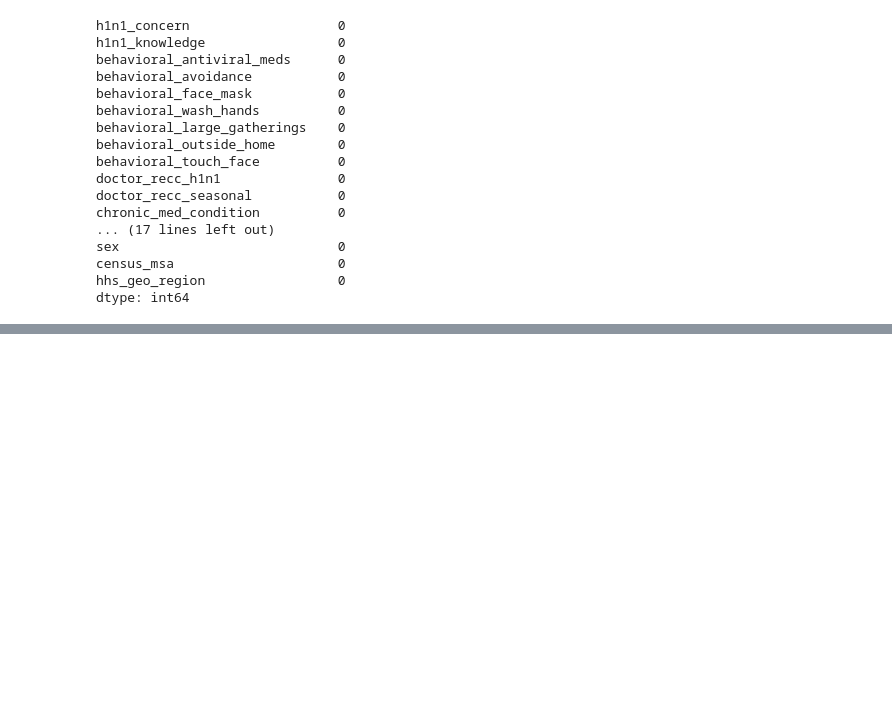
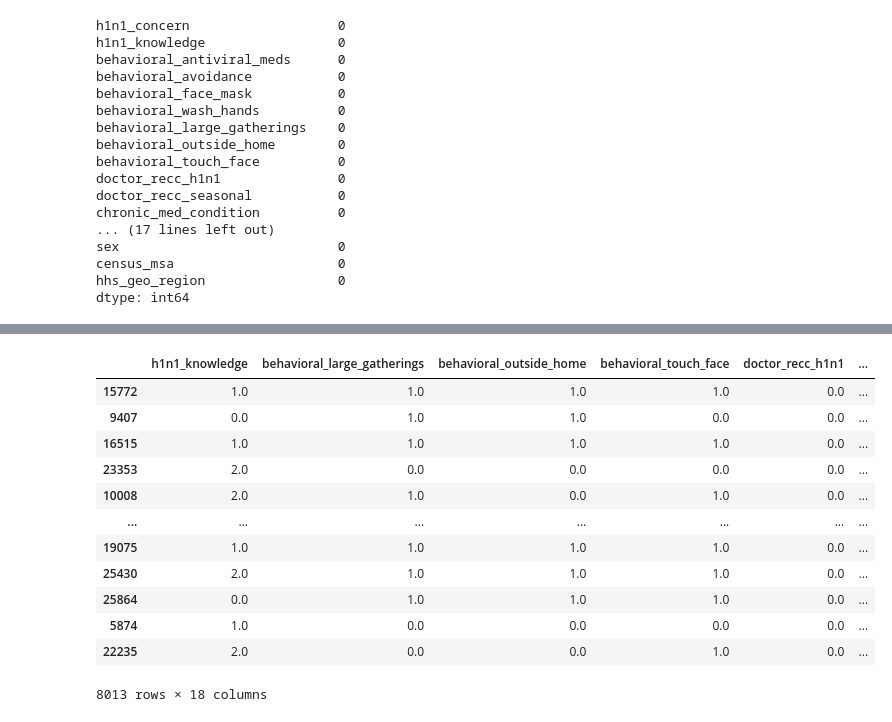
Before and after one commit to MaurineChemutai/Phase_3_Project_H1N1-and-Seasonal-Flu-Vaccines-Classification-Model, a Jupyter notebook: index.ipynb, the cells around one changed output, grey strips where cells are left out. Cells and saved outputs as stored; diff of their text form; code cells hidden in the pictures; blank space fills up the shorter version.

Commit message:
creating new features and handling class imbalance

```diff
--- a/index.ipynb
+++ b/index.ipynb
@@ -528,0 +585,4 @@ dtype: int64
+# %%
+x_test_full["education"]=x_test_full["education"].replace({"12 Years": "Secondary School", "< 12 Years":"Primary School"})
+
+x_test_full["education"].unique()
@@ -528,0 +599,5 @@ dtype: int64
+# %%
+x_test_full["income_poverty"]=x_test_full["income_poverty"].replace(
+    {'> $75,000': "High_income", '<= $75,000, Above Poverty':"Average Income", 'Below Poverty':"Low Income"})
+
+x_test_full["income_poverty"].unique()
@@ -528,0 +674,12 @@ dtype: int64
+# %%
+cols_to_drop = [
+    "behavioral_antiviral_meds",
+    "behavioral_avoidance",
+    "behavioral_face_mask",
+    "behavioral_wash_hands",
+    "h1n1_concern",
+    "opinion_h1n1_risk"
+]
+
+x_train_full = x_train_full.drop(columns=cols_to_drop)
+x_test_full = x_test_full.drop(columns=cols_to_drop)
@@ -528,0 +751,12 @@ dtype: int64
+# %%
+# Initializing the onehotencoder class
+ohe=OneHotEncoder(sparse_output=False)
+
+# creating a variable called ohe_columns that contain the columns to be encoded
+ohe_cols=x_test_full[['age_group', 'education', 'race', 'sex', 'income_poverty',
+       'marital_status', 'rent_or_own', 'employment_status', 'hhs_geo_region',
+       'census_msa']]
+
+x_test_ohe=pd.DataFrame(ohe.fit_transform(ohe_cols), index=x_test_full.index,
+                         columns=ohe.get_feature_names_out())
+x_test_ohe
@@ -528,0 +777,17 @@ dtype: int64
+# %%
+x_test_full=x_test_full.drop(ohe_cols.columns, axis=1)
+x_test_full
+# %% [output]
+|  | h1n1_knowledge | behavioral_large_gatherings | behavioral_outside_home | behavioral_touch_face | doctor_recc_h1n1 | ... |
+| 15772 | 1.0 | 1.0 | 1.0 | 1.0 | 0.0 | ... |
+| 9407 | 0.0 | 1.0 | 1.0 | 0.0 | 0.0 | ... |
+| 16515 | 1.0 | 1.0 | 1.0 | 1.0 | 0.0 | ... |
+| 23353 | 2.0 | 0.0 | 0.0 | 0.0 | 0.0 | ... |
+| 10008 | 2.0 | 1.0 | 0.0 | 1.0 | 0.0 | ... |
+| ... | ... | ... | ... | ... | ... | ... |
+| 19075 | 1.0 | 1.0 | 1.0 | 1.0 | 0.0 | ... |
+| 25430 | 2.0 | 1.0 | 1.0 | 1.0 | 0.0 | ... |
+| 25864 | 0.0 | 1.0 | 1.0 | 1.0 | 0.0 | ... |
+| 5874 | 1.0 | 0.0 | 0.0 | 0.0 | 0.0 | ... |
+| 22235 | 2.0 | 0.0 | 0.0 | 1.0 | 0.0 | ... |
+8013 rows × 18 columns
```
Also changed, not shown: parts of 45 cells of this notebook.
